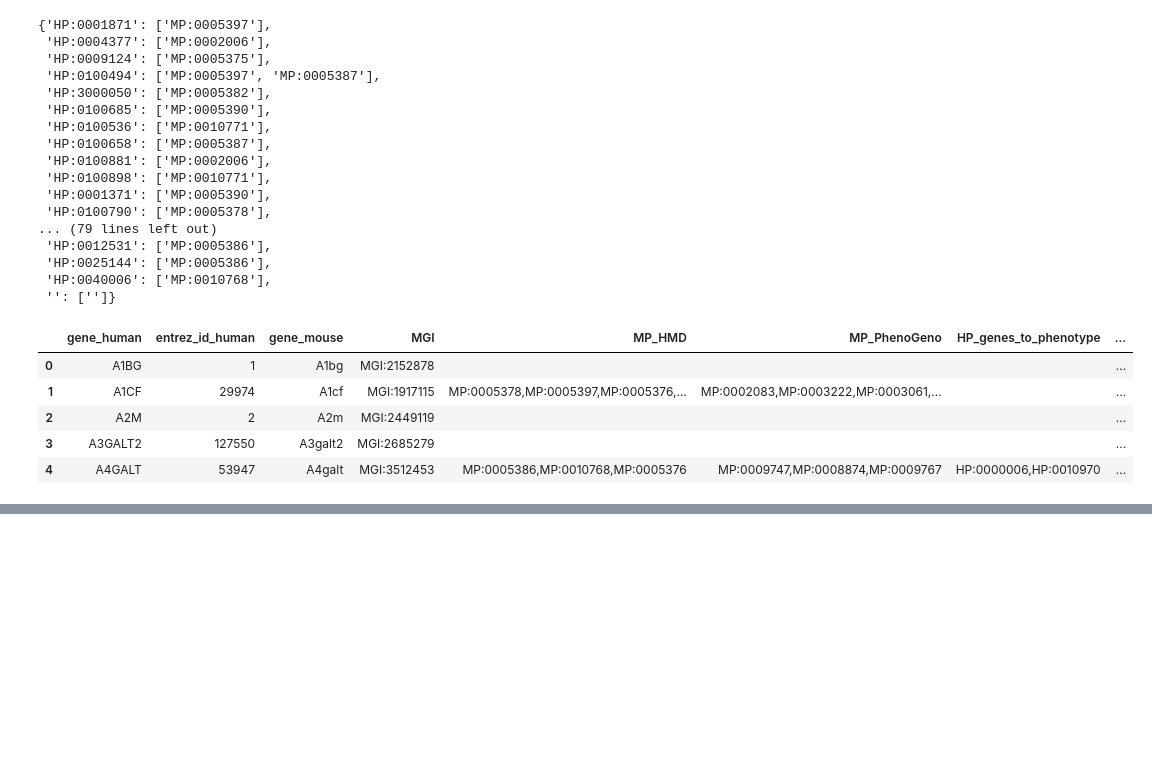
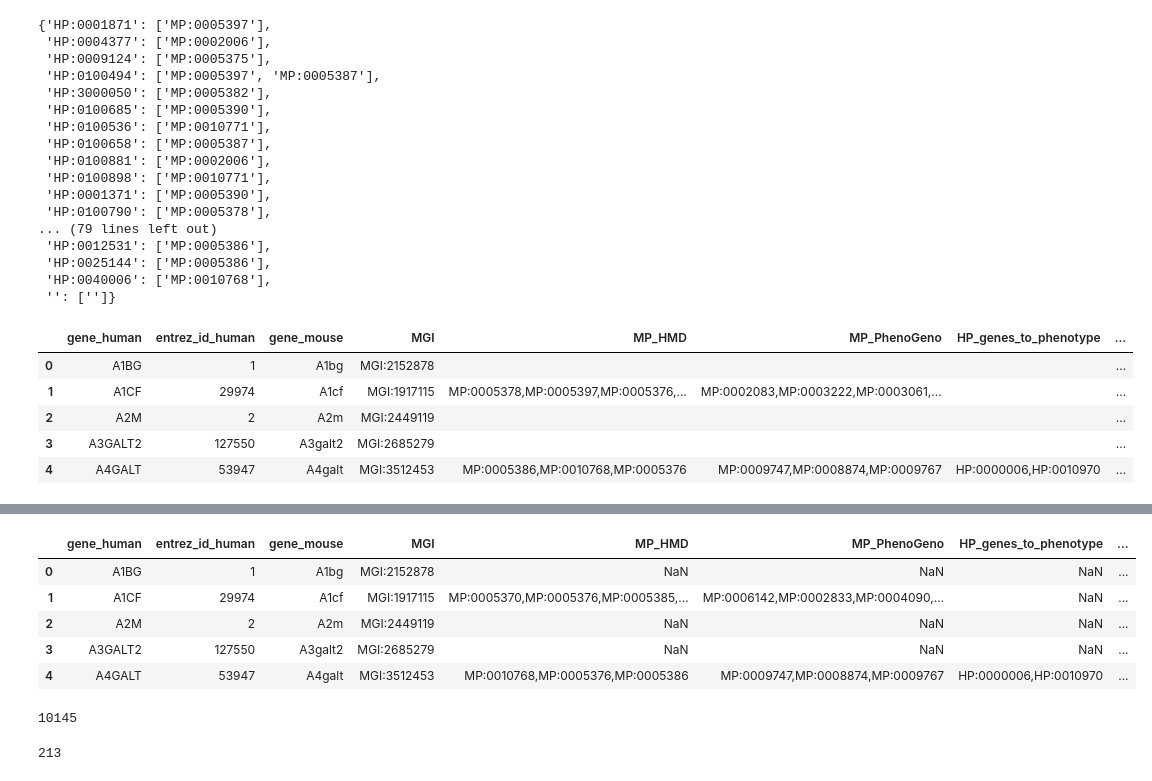
Before and after one commit to pavlovanadia/genotype_to_phenotype, a Jupyter notebook: scripts/dataset_consolidation.ipynb, the cells around one changed output, grey strips where cells are left out. Saved outputs shown, nothing was run; the diff lists cells and outputs as text; code cells hidden in the pictures; blank space fills up the shorter version.

```diff
--- a/scripts/dataset_consolidation.ipynb
+++ b/scripts/dataset_consolidation.ipynb
@@ -282,0 +372,5 @@ f_out.close()
+# %%
+hpo = OntologyFactory().create(handle=PATH_HPO)
+mpo = OntologyFactory().create(handle=PATH_MPO)
+
+gpo_mono = pd.read_csv("../databases/human_mouse_GPO_mono.tsv", sep="\t")
@@ -282,0 +401,49 @@ f_out.close()
+# %%
+def mapped_low(terms_initial, terms_allowed):
+    """
+    Takes string of initial terms, comma without space separated,
+    set of allowed terms
+    returns string of comma without space separated
+    terms that lie in the intersection of initial and allowed terms
+    """
+    terms_initial = set(terms_initial.split(","))
+    terms_allowed = set(terms_allowed)
+    terms_result = ",".join(list(terms_initial.intersection(terms_allowed)))
+    return terms_result
+# %%
+def isnan(x):
+    return x != x
+# %%
+gpo_mono["MPO_lower"] = gpo_mono.MP_PhenoGeno\
+    .apply(lambda x: mapped_low(x, mpo_lower_terms) if not isnan(x) else x)
+gpo_mono["HPO_lower"] = gpo_mono.HP_genes_to_phenotype\
+    .apply(lambda x: mapped_low(x, hpo_lower_terms) if not isnan(x) else x)
+
+gpo_mono.to_csv("../databases/human_mouse_GPO_v3.tsv", sep="\t", index=False)
+# %%
+gpo_mono.head()
+# %% [output]
+|  | gene_human | entrez_id_human | gene_mouse | MGI | MP_HMD | MP_PhenoGeno | HP_genes_to_phenotype | ... |
+| 0 | A1BG | 1 | A1bg | MGI:2152878 | NaN | NaN | NaN | ... |
+| 1 | A1CF | 29974 | A1cf | MGI:1917115 | MP:0005370,MP:0005376,MP:0005385,... | MP:0006142,MP:0002833,MP:0004090,... | NaN | ... |
+| 2 | A2M | 2 | A2m | MGI:2449119 | NaN | NaN | NaN | ... |
+| 3 | A3GALT2 | 127550 | A3galt2 | MGI:2685279 | NaN | NaN | NaN | ... |
+| 4 | A4GALT | 53947 | A4galt | MGI:3512453 | MP:0010768,MP:0005376,MP:0005386 | MP:0009747,MP:0008874,MP:0009767 | HP:0000006,HP:0010970 | ... |
+# %%
+# How many genes have not allowed low-level MPO terms
+
+(gpo_mono.MP_PhenoGeno\
+    .apply(lambda x: len(x) if not isnan(x) else x)
+ == gpo_mono.MPO_lower\
+    .apply(lambda x: len(x) if not isnan(x) else x)).sum()
+# %% [output]
+10145
+# %%
+# How many genes have not allowed low-level MPO terms
+
+(gpo_mono.HP_genes_to_phenotype\
+    .apply(lambda x: len(x) if not isnan(x) else x)
+ == gpo_mono.HPO_lower\
+    .apply(lambda x: len(x) if not isnan(x) else x)).sum()
+# %% [output]
+213
```
Also changed, not shown: parts of 15 cells of this notebook.
